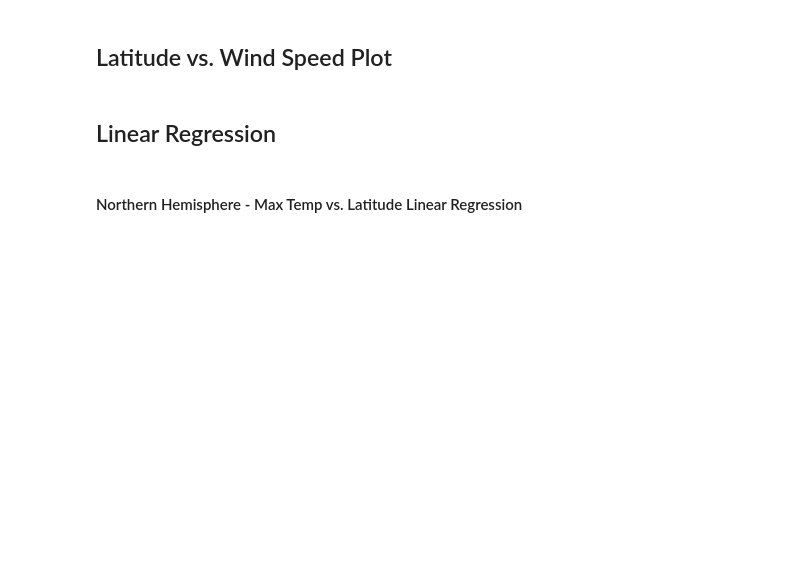
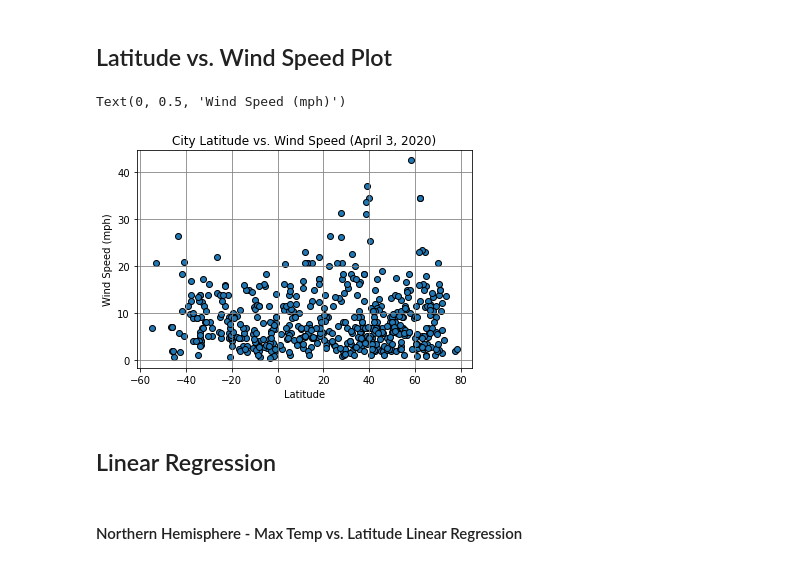
Before and after one commit to edo2021/PythonAPIChallenge, a Jupyter notebook: WeatherPy/WeatherPy.ipynb, the cells around one changed output. Saved outputs shown, nothing was run; the diff lists cells and outputs as text; code cells hidden in the pictures; blank space fills up the shorter version.

```diff
--- a/WeatherPy/WeatherPy.ipynb
+++ b/WeatherPy/WeatherPy.ipynb
@@ -161,4 +242,13 @@ Skip this step if there are no cities that have humidity > 100%.
 # %% [markdown]
 ## Latitude vs. Wind Speed Plot
+# %%
+plt.scatter(weather_df["Latitude"], weather_df["Wind Speed"], edgecolors="black")
+plt.grid(color="grey")
+plt.title("City Latitude vs. Wind Speed (April 3, 2020)")
+plt.xlabel("Latitude")
+plt.ylabel("Wind Speed (mph)")
+# %% [output]
+Text(0, 0.5, 'Wind Speed (mph)')
+[figure, added]
 # %% [markdown]
 ## Linear Regression
```
Also changed, not shown: parts of 13 cells of this notebook, 4 other files.
